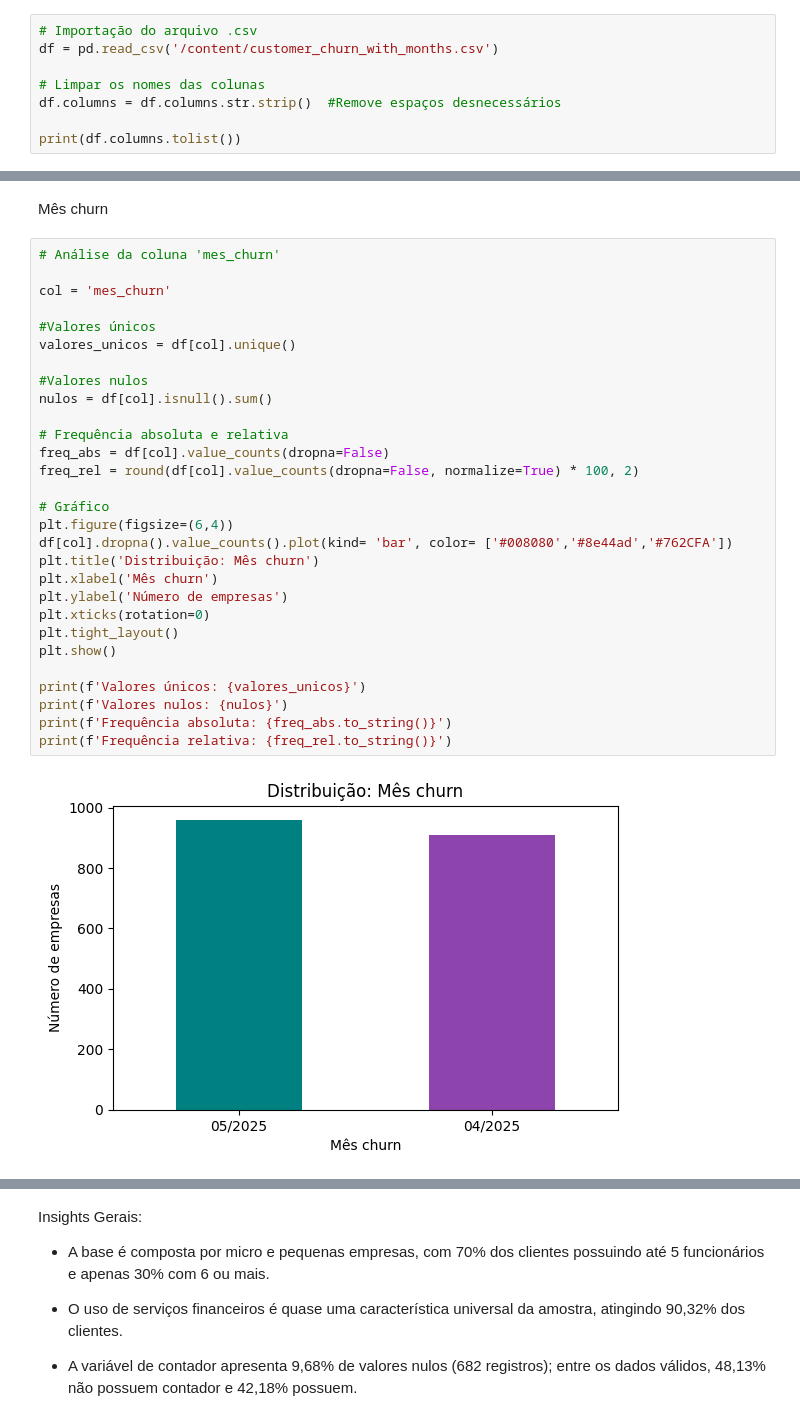
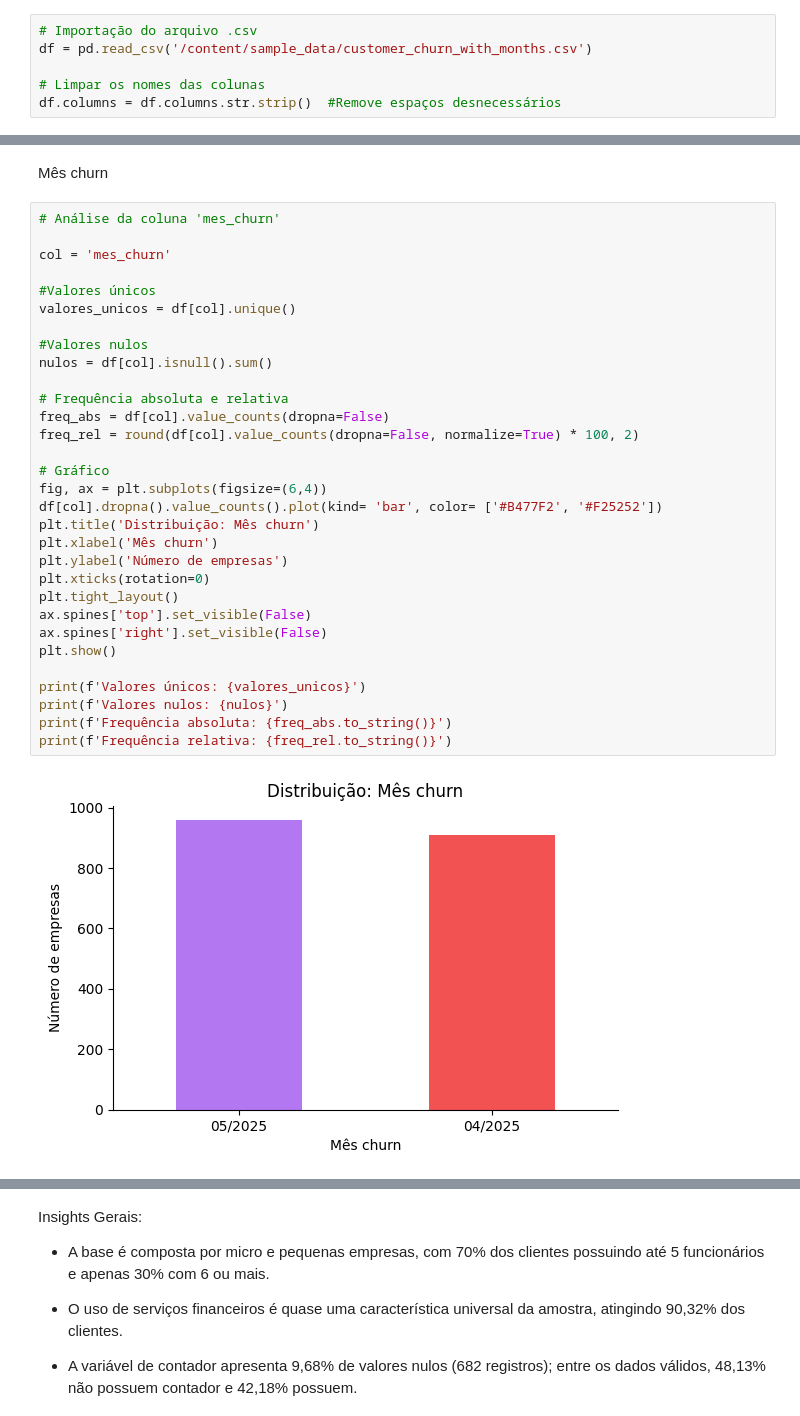
Before and after one commit to carolcalandrine/Analise-churn, a Jupyter notebook: projeto_churn.ipynb, the cells around one changed output, grey strips where cells are left out. Cells and saved outputs as stored; diff of their text form.

```diff
--- a/projeto_churn.ipynb
+++ b/projeto_churn.ipynb
@@ -21,9 +21,7 @@ import seaborn as sb #manipular gráficos
 import matplotlib.pyplot as plt #manipular gráficos
 # %%
 # Importação do arquivo .csv
-df = pd.read_csv('/content/customer_churn_with_months.csv')
+df = pd.read_csv('/content/sample_data/customer_churn_with_months.csv')
 
 # Limpar os nomes das colunas
 df.columns = df.columns.str.strip()  #Remove espaços desnecessários
-
-print(df.columns.tolist())
@@ -596,34 +549,36 @@ Mês churn
 # %%
 # Análise da coluna 'mes_churn'
 
 col = 'mes_churn'
 
 #Valores únicos
 valores_unicos = df[col].unique()
 
 #Valores nulos
 nulos = df[col].isnull().sum()
 
 # Frequência absoluta e relativa
 freq_abs = df[col].value_counts(dropna=False)
 freq_rel = round(df[col].value_counts(dropna=False, normalize=True) * 100, 2)
 
 # Gráfico
-plt.figure(figsize=(6,4))
-df[col].dropna().value_counts().plot(kind= 'bar', color= ['#008080','#8e44ad','#762CFA'])
+fig, ax = plt.subplots(figsize=(6,4))
+df[col].dropna().value_counts().plot(kind= 'bar', color= ['#B477F2', '#F25252'])
 plt.title('Distribuição: Mês churn')
 plt.xlabel('Mês churn')
 plt.ylabel('Número de empresas')
 plt.xticks(rotation=0)
 plt.tight_layout()
+ax.spines['top'].set_visible(False)
+ax.spines['right'].set_visible(False)
 plt.show()
 
 print(f'Valores únicos: {valores_unicos}')
 print(f'Valores nulos: {nulos}')
 print(f'Frequência absoluta: {freq_abs.to_string()}')
 print(f'Frequência relativa: {freq_rel.to_string()}')
 # %% [output]
-[figure, old version]
+[figure, new version]
 Valores únicos: [nan '04/2025' '05/2025']
 Valores nulos: 5174
 Frequência absoluta: mes_churn
```
Also changed, not shown: parts of 47 cells of this notebook.
